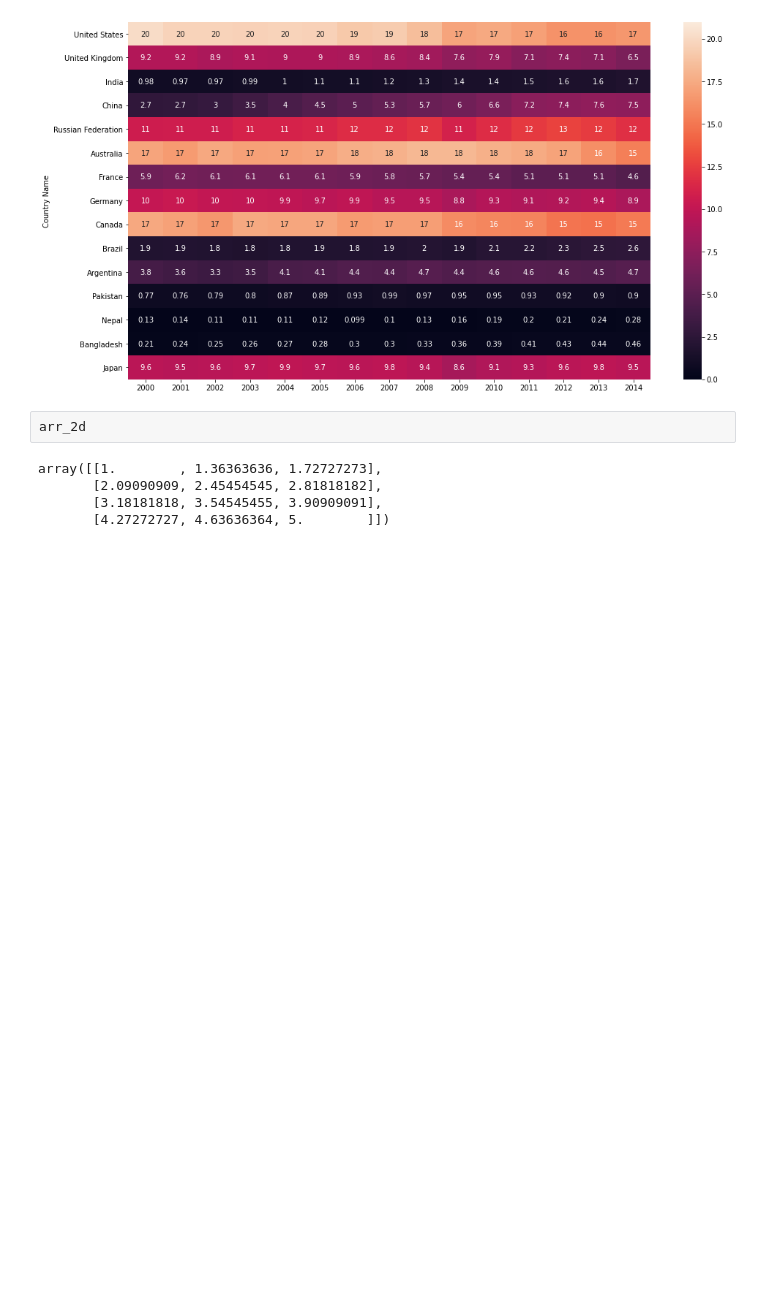
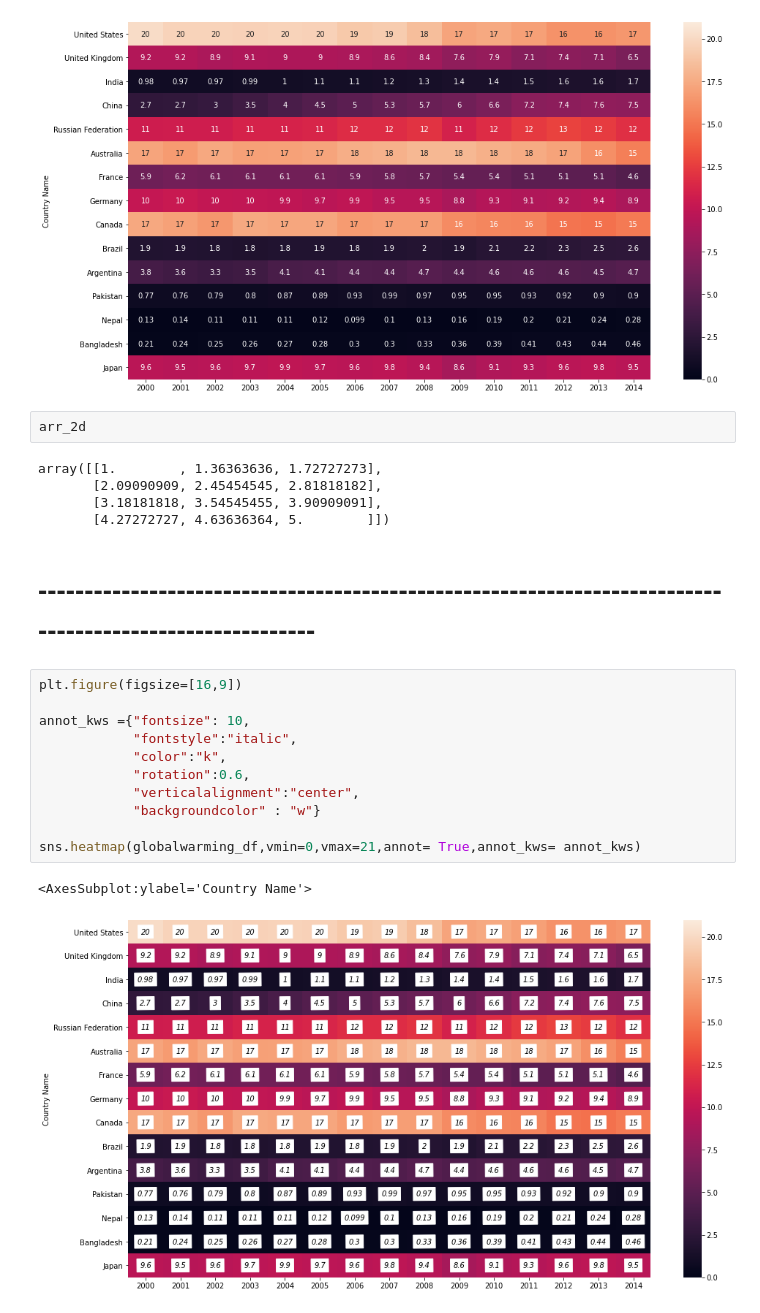
Before and after one commit to satya-ranjan/ML, a Jupyter notebook: Seaborn/Heatmap.ipynb, the cells around one changed output. Cells and saved outputs as stored; diff of their text form; blank space fills up the shorter version.

Commit message:
Added to Heatmap

```diff
--- a/Seaborn/Heatmap.ipynb
+++ b/Seaborn/Heatmap.ipynb
@@ -85,3 +85,19 @@ array([[1.        , 1.36363636, 1.72727273],
        [2.09090909, 2.45454545, 2.81818182],
        [3.18181818, 3.54545455, 3.90909091],
        [4.27272727, 4.63636364, 5.        ]])
+# %% [markdown]
+# --------------------------------------------------------------------------------------------------------
+# %%
+plt.figure(figsize=[16,9])
+
+annot_kws ={"fontsize": 10,
+            "fontstyle":"italic",
+            "color":"k",
+            "rotation":0.6,
+            "verticalalignment":"center",
+            "backgroundcolor" : "w"}
+
+sns.heatmap(globalwarming_df,vmin=0,vmax=21,annot= True,annot_kws= annot_kws)
+# %% [output]
+<AxesSubplot:ylabel='Country Name'>
+[figure, added]
```
Also changed, not shown: parts of 2 cells of this notebook.
